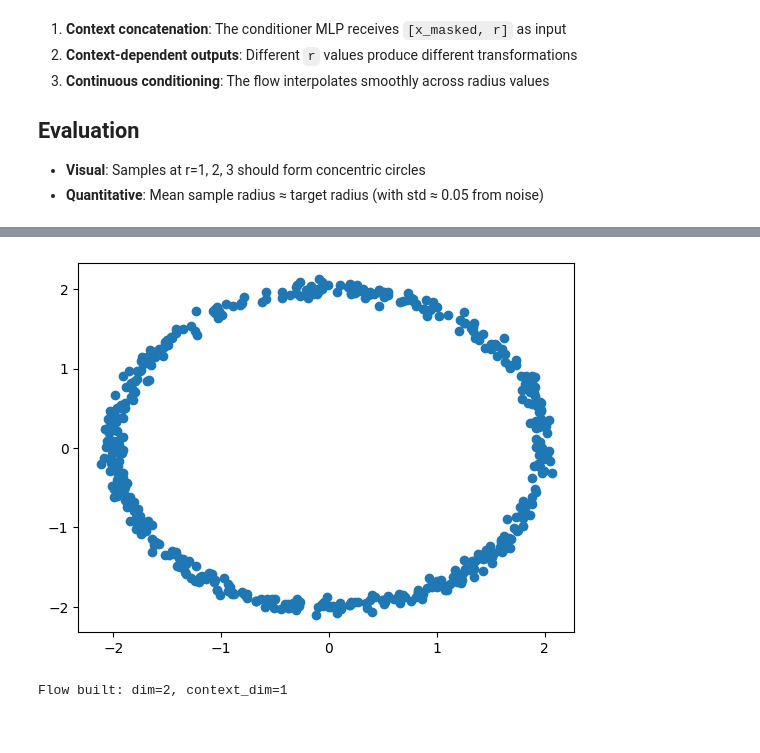
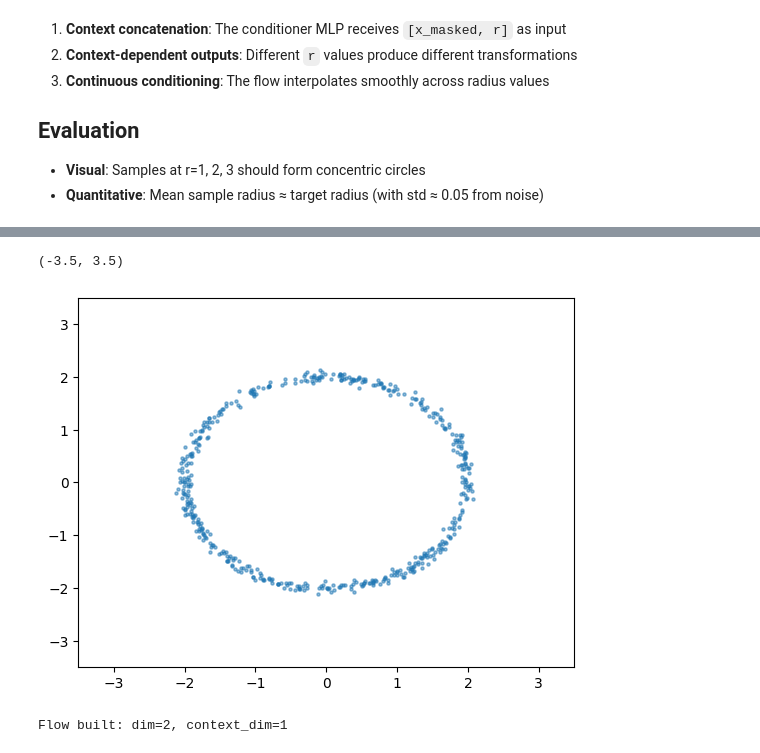
Before and after one commit to alexxthiery/nflows, a Jupyter notebook: notebooks/conditional_ring.ipynb, the cells around one changed output, grey strips where cells are left out. Drawn from its saved outputs; the diff is of its cells as text; code cells hidden in the pictures.

```diff
--- a/notebooks/conditional_ring.ipynb
+++ b/notebooks/conditional_ring.ipynb
@@ -71,5 +71,9 @@ def sample_batch(key, n_samples, r_min=0.5, r_max=3.0):
 # test data sampling
 key = jax.random.PRNGKey(0)
 data = sample_ring(key, radius=2.0, n_samples=500)
-plt.scatter(data[:, 0], data[:, 1])
+plt.scatter(data[:, 0], data[:, 1], alpha=0.5, s=5)
+
+# set auto axis limits
+plt.xlim(-3.5, 3.5)
+plt.ylim(-3.5, 3.5)
 # %% [output]
@@ -77,4 +81,5 @@ plt.scatter(data[:, 0], data[:, 1])
+(-3.5, 3.5)
-[figure, old version]
+[figure, new version]
 # %%
 # Build conditional flow
 key = jax.random.PRNGKey(42)
```
Also changed, not shown: parts of 6 cells of this notebook, 7 other files.
